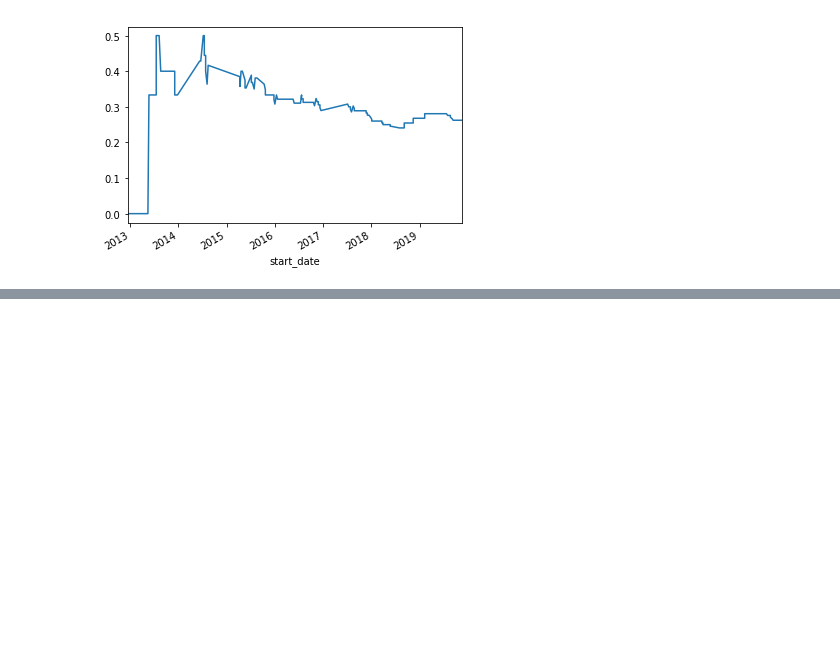
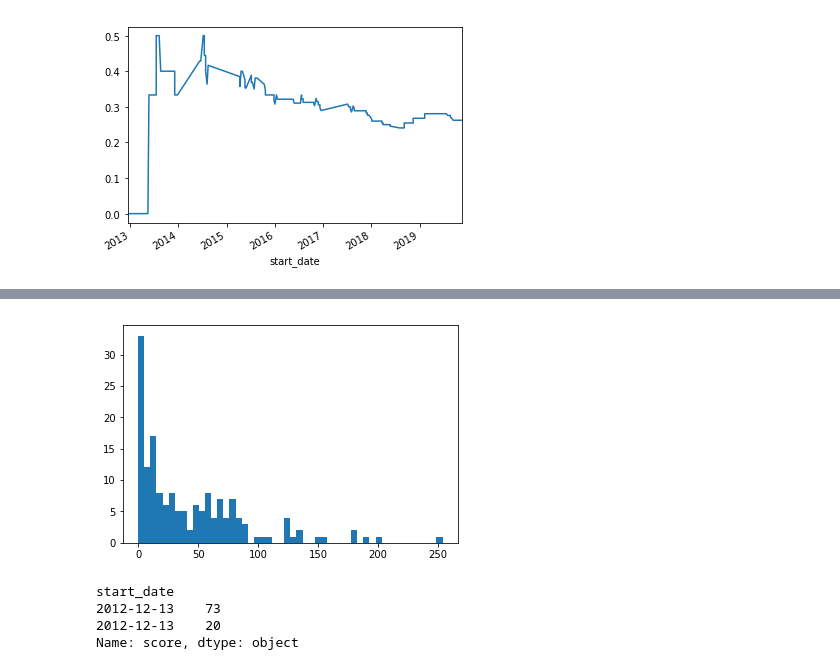
Before and after one commit to willcanniford/cricketer-analysis, a Jupyter notebook: top_4_player_class.ipynb, the cells around one changed output, grey strips where cells are left out. Cells and saved outputs as stored; diff of their text form; code cells hidden in the pictures; blank space fills up the shorter version.

```diff
--- a/top_4_player_class.ipynb
+++ b/top_4_player_class.ipynb
@@ -453,0 +542,5 @@ plt.show()
+# %%
+plt.hist(root.innings()[root.innings().did_bat].score.astype('int'), bins=50)
+plt.show()
+# %% [output]
+[figure, added]
@@ -453,0 +551,7 @@ plt.show()
+# %%
+at_bats2.score[at_bats2.year == 2012]
+# %% [output]
+start_date
+2012-12-13    73
+2012-12-13    20
+Name: score, dtype: object
```
Also changed, not shown: parts of 12 cells of this notebook.
